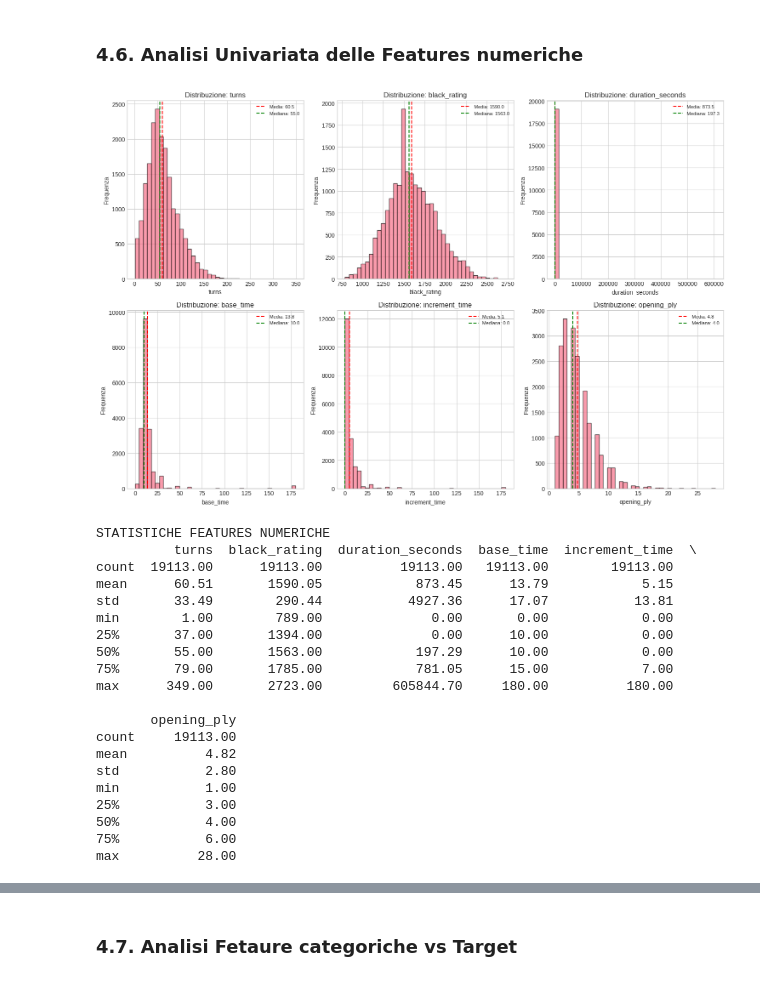
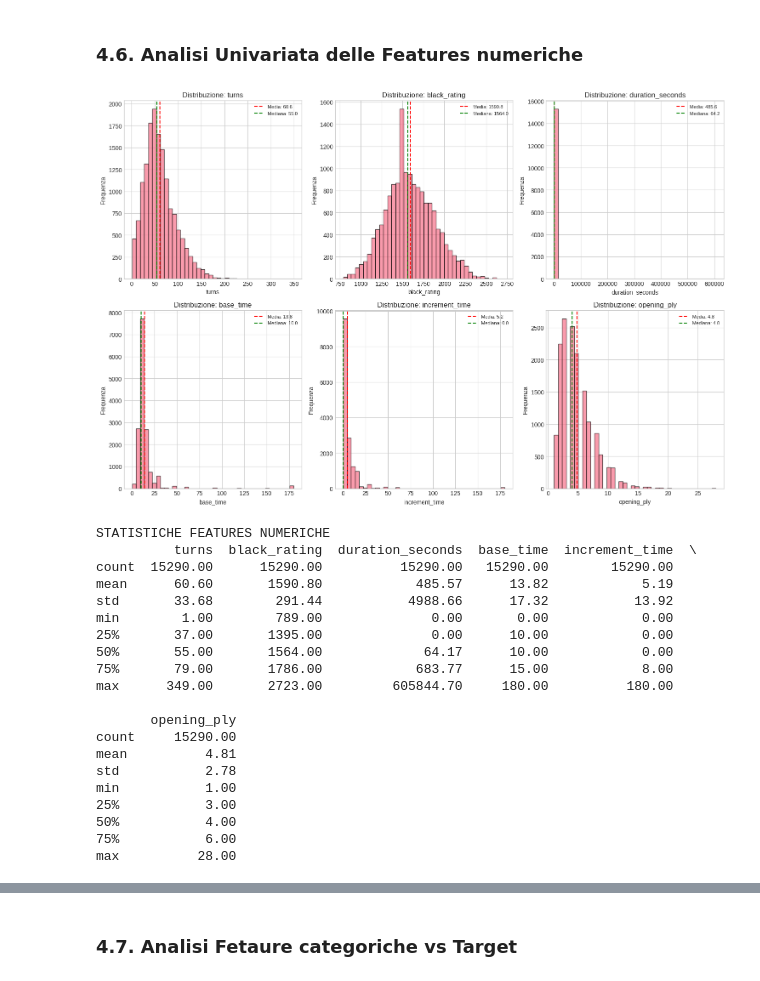
Before and after one commit to AndreaMorbello/Progetto-IA2, a Jupyter notebook: Notebooks/Notebook-IA2.ipynb, the cells around one changed output, grey strips where cells are left out. Saved outputs shown, nothing was run; the diff lists cells and outputs as text; code cells hidden in the pictures.

```diff
--- a/Notebooks/Notebook-IA2.ipynb
+++ b/Notebooks/Notebook-IA2.ipynb
@@ -275,0 +276,12 @@ Nota: L'analisi Esplorativa è stata condotta sull'intero dataset. Data la stabi
+# %%
+from sklearn.model_selection import train_test_split
+
+X = df.drop(columns=["white_rating"])
+y = df["white_rating"]
+
+X_train, X_test, y_train, y_test = train_test_split(
+    X, y, test_size=0.2, random_state=42
+)
+
+train_df = X_train.copy()
+train_df["white_rating"] = y_train
@@ -475,44 +489,44 @@ Le feature mostrano una chiara gerarchia di potere predittivo:
 # %%
 features_to_analyze = ['turns', 'black_rating', 'duration_seconds',
                        'base_time', 'increment_time', 'opening_ply']
-features_to_analyze = [f for f in features_to_analyze if f in df.columns]
+features_to_analyze = [f for f in features_to_analyze if f in train_df.columns]
 
 fig, axes = plt.subplots(2, 3, figsize=(15, 10))
 axes = axes.flatten()
 
 for idx, feature in enumerate(features_to_analyze):
     ax = axes[idx]
-    ax.hist(df[feature], bins=40, alpha=0.7, edgecolor='black')
-    ax.axvline(df[feature].mean(), color='red', linestyle='--', label=f'Media: {df[feature].mean():.1f}')
-    ax.axvline(df[feature].median(), color='green', linestyle='--', label=f'Mediana: {df[feature].median():.1f}')
+    ax.hist(train_df[feature], bins=40, alpha=0.7, edgecolor='black')
+    ax.axvline(train_df[feature].mean(), color='red', linestyle='--', label=f'Media: {train_df[feature].mean():.1f}')
+    ax.axvline(train_df[feature].median(), color='green', linestyle='--', label=f'Mediana: {train_df[feature].median():.1f}')
     ax.set_title(f'Distribuzione: {feature}')
     ax.set_xlabel(feature)
     ax.set_ylabel('Frequenza')
     ax.legend(fontsize=8)
 
 plt.tight_layout()
 plt.show()
 
 # Statistiche descrittive per tutte le features numeriche
 print("STATISTICHE FEATURES NUMERICHE")
-print(df[features_to_analyze].describe().round(2))
+print(train_df[features_to_analyze].describe().round(2))
 # %% [output]
-[figure, old version]
+[figure, new version]
 STATISTICHE FEATURES NUMERICHE
           turns  black_rating  duration_seconds  base_time  increment_time  \
-count  19113.00      19113.00          19113.00   19113.00        19113.00
-mean      60.51       1590.05            873.45      13.79            5.15
-std       33.49        290.44           4927.36      17.07           13.81
+count  15290.00      15290.00          15290.00   15290.00        15290.00
+mean      60.60       1590.80            485.57      13.82            5.19
+std       33.68        291.44           4988.66      17.32           13.92
 min        1.00        789.00              0.00       0.00            0.00
-25%       37.00       1394.00              0.00      10.00            0.00
-50%       55.00       1563.00            197.29      10.00            0.00
-75%       79.00       1785.00            781.05      15.00            7.00
+25%       37.00       1395.00              0.00      10.00            0.00
+50%       55.00       1564.00             64.17      10.00            0.00
+75%       79.00       1786.00            683.77      15.00            8.00
 max      349.00       2723.00         605844.70     180.00          180.00
 
        opening_ply
-count     19113.00
-mean          4.82
-std           2.80
+count     15290.00
+mean          4.81
+std           2.78
 min           1.00
 25%           3.00
 50%           4.00
```
Also changed, not shown: parts of 18 cells of this notebook.
